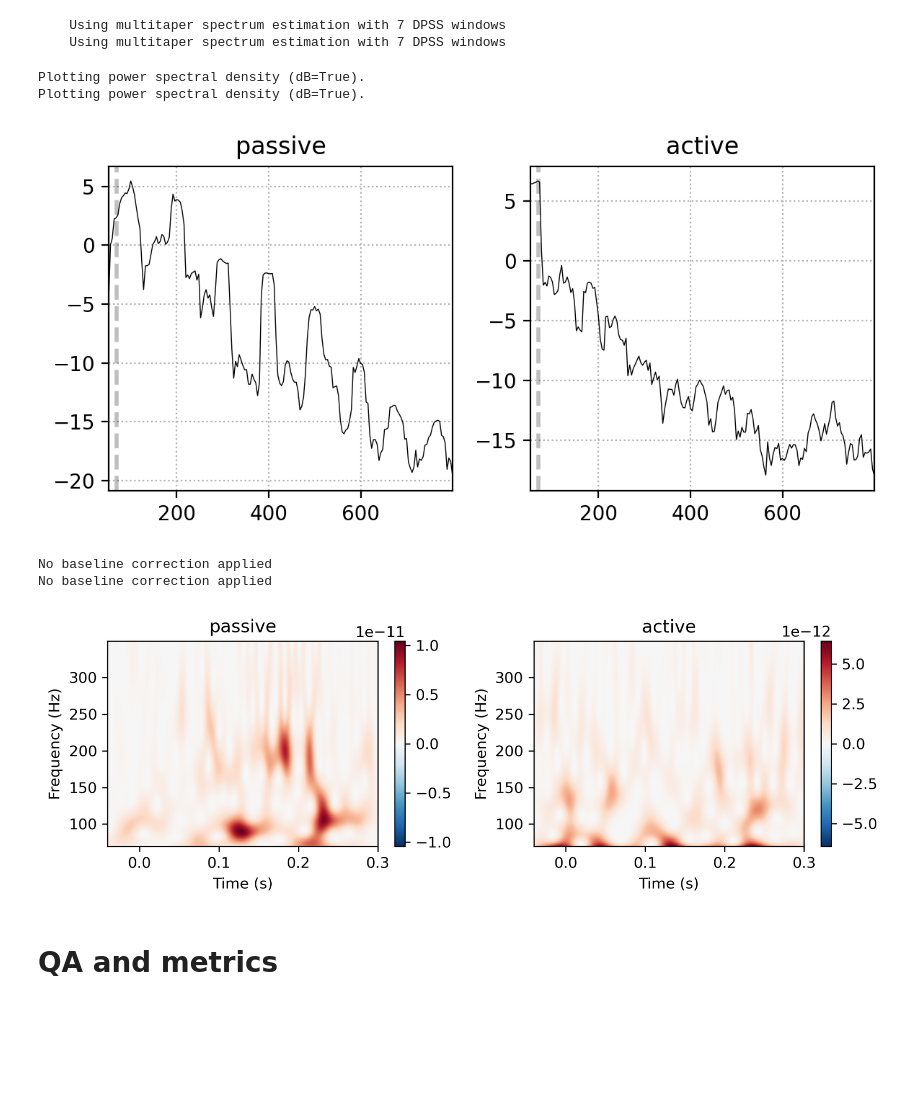
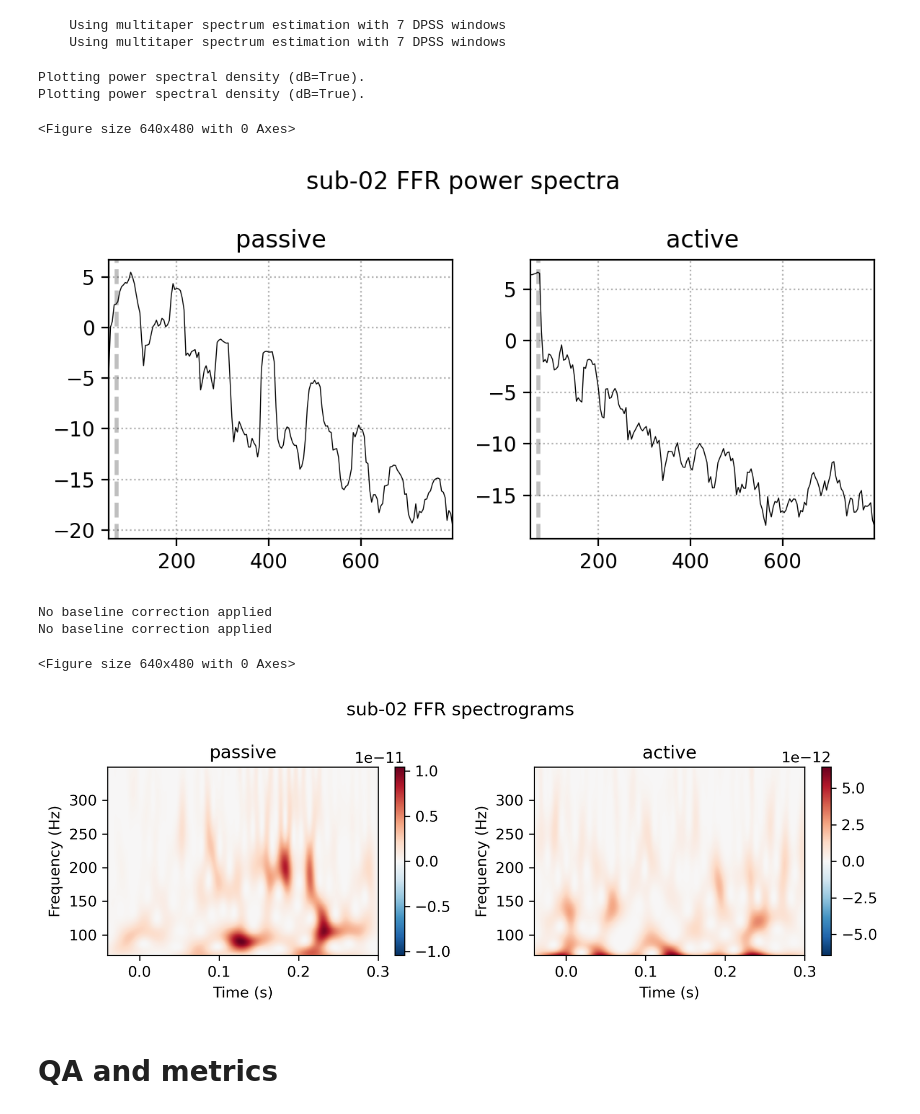
Before and after one commit to sitek/EAM1-FFR, a Jupyter notebook: ffr_processing_mne.ipynb, the cells around one changed output. Saved outputs shown, nothing was run; the diff lists cells and outputs as text; code cells hidden in the pictures; blank space fills up the shorter version.

Commit message:
Added plot saving

```diff
--- a/ffr_processing_mne.ipynb
+++ b/ffr_processing_mne.ipynb
@@ -391,12 +399,16 @@ active_psd.plot(axes=ax[1], amplitude=False, average=True, show=False)
 ax[0].set_title('passive');
 ax[1].set_title('active');
 
+fig.suptitle(f'sub-{sub_label} FFR power spectra')
+
 fig.tight_layout()
 plt.show()
+plt.savefig(f'sub-{sub_label}_spectra.svg')
 # %% [output]
 Plotting power spectral density (dB=True).
 Plotting power spectral density (dB=True).
+<Figure size 640x480 with 0 Axes>
-[figure, old version]
+[figure, new version]
 # %%
 frequencies = np.arange(70,350)
 active_power =  task_evoked_dict['active'].compute_tfr("morlet", freqs=frequencies)
@@ -404,17 +416,21 @@ passive_power =  task_evoked_dict['passive'].compute_tfr("morlet", freqs=frequen
 # %%
 fig, ax = plt.subplots(1, 2, figsize=(8,3), dpi=300)
 passive_power.plot(axes=ax[0], show=False)
 active_power.plot(axes=ax[1], show=False)
 
 ax[0].set_title('passive');
 ax[1].set_title('active');
 
+fig.suptitle(f'sub-{sub_label} FFR spectrograms')
+
 fig.tight_layout()
 plt.show()
+plt.savefig(f'sub-{sub_label}_spectrograms.svg')
 # %% [output]
 No baseline correction applied
 No baseline correction applied
+<Figure size 640x480 with 0 Axes>
-[figure, old version]
+[figure, new version]
 # %% [markdown]
 # QA and metrics
 # %% [markdown]
```
Also changed, not shown: parts of 3 cells of this notebook.
